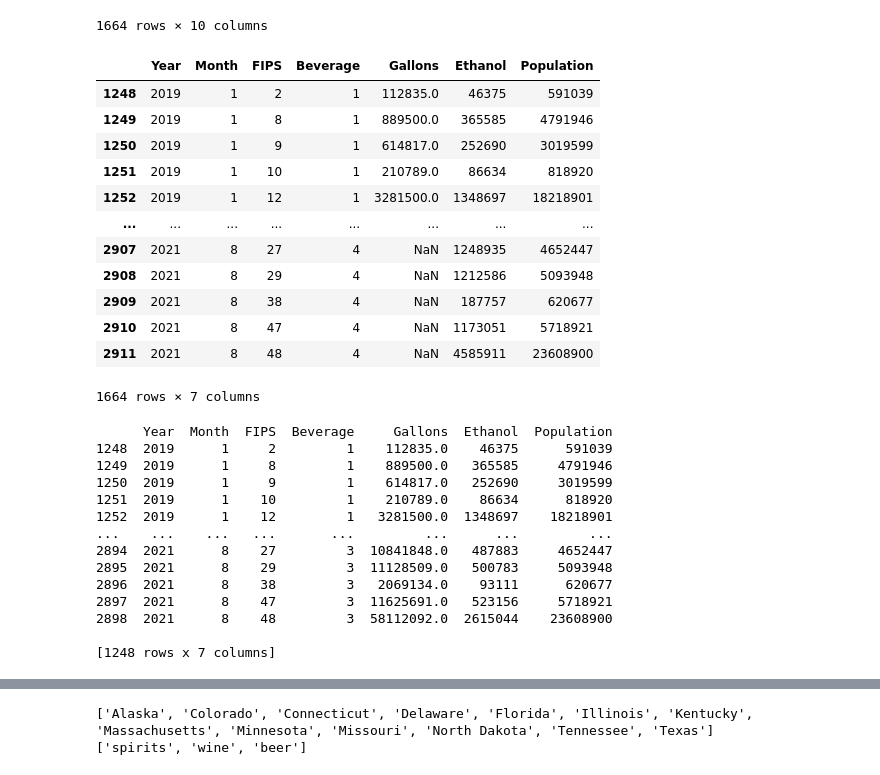
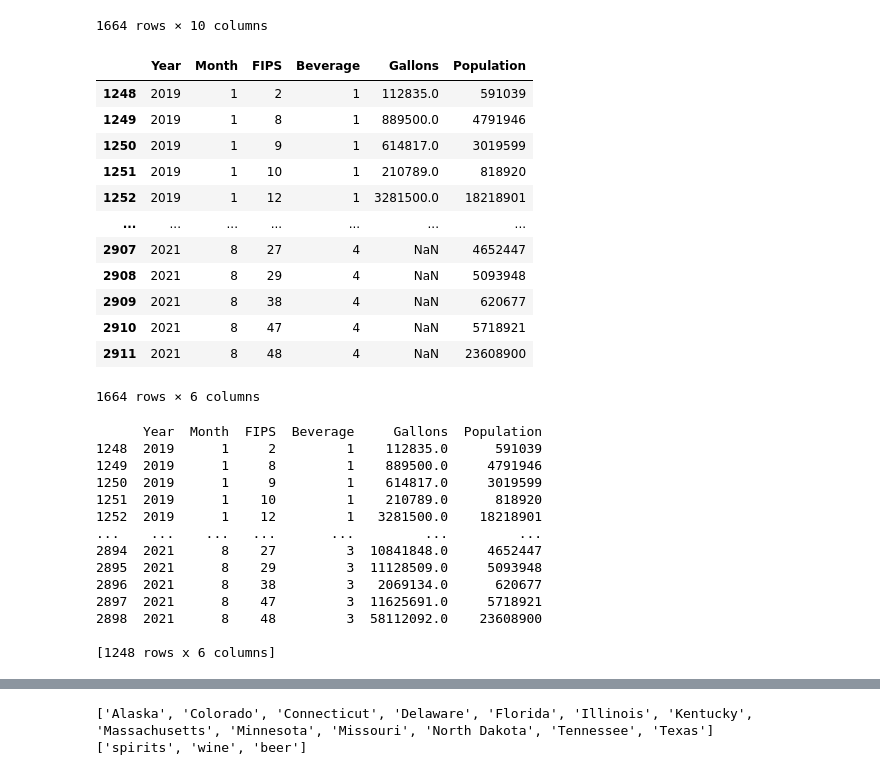
Before and after one commit to alexisn725/US_Alcohol_HHIncome, a Jupyter notebook: US_Alcohol_HHIncome.ipynb, the cells around one changed output, grey strips where cells are left out. Saved outputs shown, nothing was run; the diff lists cells and outputs as text; code cells hidden in the pictures.

```diff
--- a/US_Alcohol_HHIncome.ipynb
+++ b/US_Alcohol_HHIncome.ipynb
@@ -259,24 +274,24 @@ Alcohol
 1664 rows × 10 columns
 # %%
 # the last two columns are mostly empty of data so they can be dropped as well
-# I will also not be using the PerCapita column at the moment
+# I will also not be using the PerCapita or Ethanol columns at the moment so I'll drop those too
 
-Alcohol.drop(Alcohol.columns[[7, 8, 9]], axis = 1, inplace=True)
+Alcohol.drop(Alcohol.columns[[5, 7, 8, 9]], axis = 1, inplace=True)
 Alcohol
 # %% [output]
-|  | Year | Month | FIPS | Beverage | Gallons | Ethanol | Population |
-| 1248 | 2019 | 1 | 2 | 1 | 112835.0 | 46375 | 591039 |
-| 1249 | 2019 | 1 | 8 | 1 | 889500.0 | 365585 | 4791946 |
-| 1250 | 2019 | 1 | 9 | 1 | 614817.0 | 252690 | 3019599 |
-| 1251 | 2019 | 1 | 10 | 1 | 210789.0 | 86634 | 818920 |
-| 1252 | 2019 | 1 | 12 | 1 | 3281500.0 | 1348697 | 18218901 |
-| ... | ... | ... | ... | ... | ... | ... | ... |
-| 2907 | 2021 | 8 | 27 | 4 | NaN | 1248935 | 4652447 |
-| 2908 | 2021 | 8 | 29 | 4 | NaN | 1212586 | 5093948 |
-| 2909 | 2021 | 8 | 38 | 4 | NaN | 187757 | 620677 |
-| 2910 | 2021 | 8 | 47 | 4 | NaN | 1173051 | 5718921 |
-| 2911 | 2021 | 8 | 48 | 4 | NaN | 4585911 | 23608900 |
+|  | Year | Month | FIPS | Beverage | Gallons | Population |
+| 1248 | 2019 | 1 | 2 | 1 | 112835.0 | 591039 |
+| 1249 | 2019 | 1 | 8 | 1 | 889500.0 | 4791946 |
+| 1250 | 2019 | 1 | 9 | 1 | 614817.0 | 3019599 |
+| 1251 | 2019 | 1 | 10 | 1 | 210789.0 | 818920 |
+| 1252 | 2019 | 1 | 12 | 1 | 3281500.0 | 18218901 |
+| ... | ... | ... | ... | ... | ... | ... |
+| 2907 | 2021 | 8 | 27 | 4 | NaN | 4652447 |
+| 2908 | 2021 | 8 | 29 | 4 | NaN | 5093948 |
+| 2909 | 2021 | 8 | 38 | 4 | NaN | 620677 |
+| 2910 | 2021 | 8 | 47 | 4 | NaN | 5718921 |
+| 2911 | 2021 | 8 | 48 | 4 | NaN | 23608900 |
-1664 rows × 7 columns
+1664 rows × 6 columns
 # %%
 #let's make sure we get rid of all null entries and drop those too
 #once we do these we go from 1664 rows to 1248 rows
@@ -284,20 +299,20 @@ Alcohol
 Alcohol.dropna(inplace=True)
 print(Alcohol)
 # %% [output]
-      Year  Month  FIPS  Beverage     Gallons  Ethanol  Population
-1248  2019      1     2         1    112835.0    46375      591039
-1249  2019      1     8         1    889500.0   365585     4791946
-1250  2019      1     9         1    614817.0   252690     3019599
-1251  2019      1    10         1    210789.0    86634      818920
-1252  2019      1    12         1   3281500.0  1348697    18218901
-...    ...    ...   ...       ...         ...      ...         ...
-2894  2021      8    27         3  10841848.0   487883     4652447
-2895  2021      8    29         3  11128509.0   500783     5093948
-2896  2021      8    38         3   2069134.0    93111      620677
-2897  2021      8    47         3  11625691.0   523156     5718921
-2898  2021      8    48         3  58112092.0  2615044    23608900
+      Year  Month  FIPS  Beverage     Gallons  Population
+1248  2019      1     2         1    112835.0      591039
+1249  2019      1     8         1    889500.0     4791946
+1250  2019      1     9         1    614817.0     3019599
+1251  2019      1    10         1    210789.0      818920
+1252  2019      1    12         1   3281500.0    18218901
+...    ...    ...   ...       ...         ...         ...
+2894  2021      8    27         3  10841848.0     4652447
+2895  2021      8    29         3  11128509.0     5093948
+2896  2021      8    38         3   2069134.0      620677
+2897  2021      8    47         3  11625691.0     5718921
+2898  2021      8    48         3  58112092.0    23608900
 
-[1248 rows x 7 columns]
+[1248 rows x 6 columns]
 # %%
 #Rename FIPS column to State, so that it's more clear. In the original file,
 # FIPS is the Geographic ID code
```
Also changed, not shown: parts of 30 cells of this notebook.
